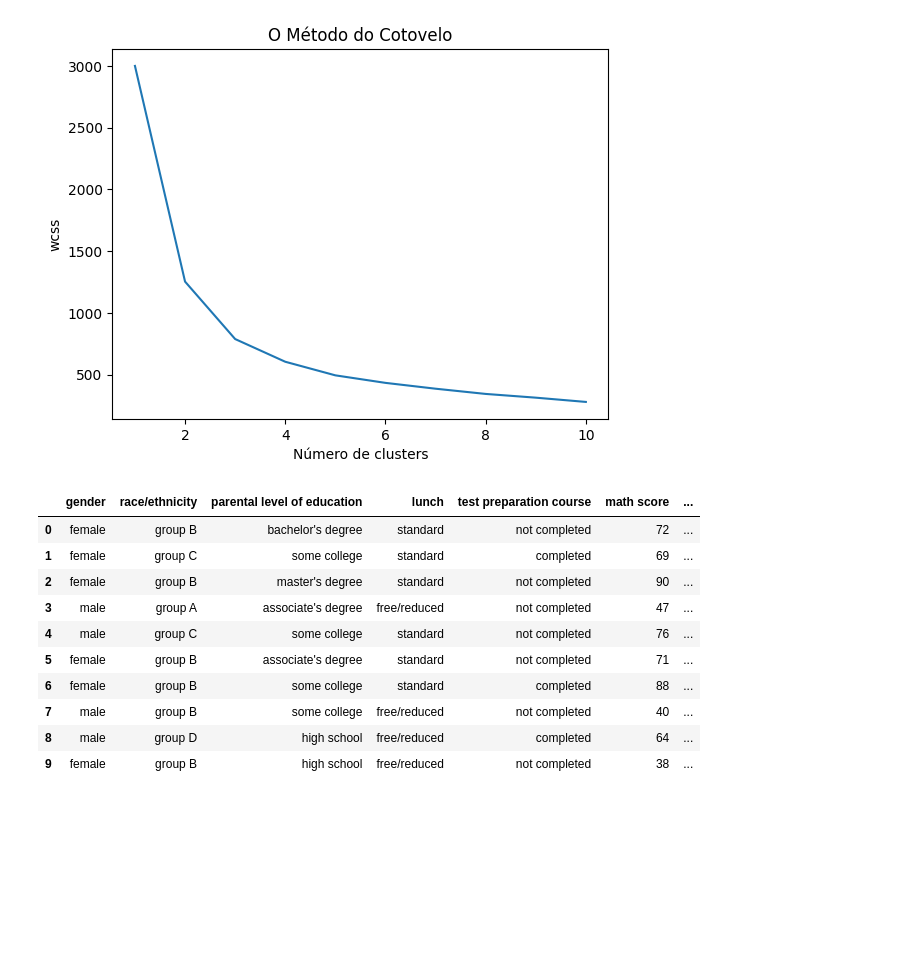
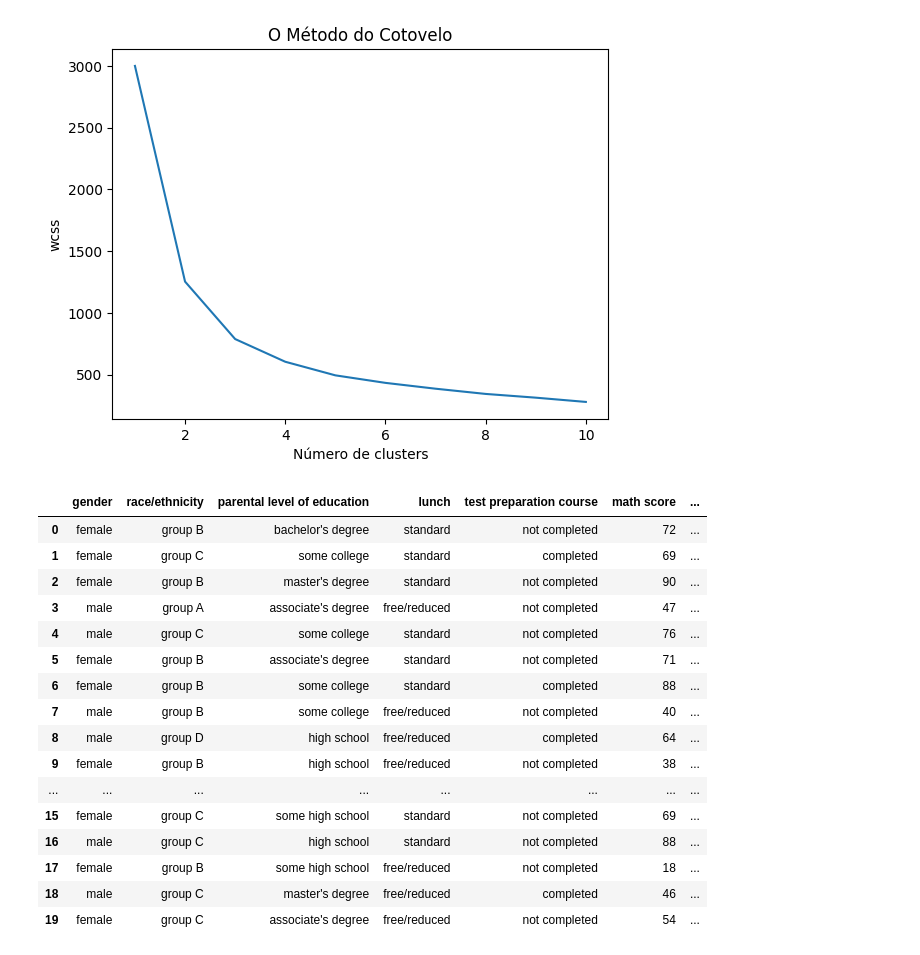
Before and after one commit to KARINAgoncalvesSOARES/kmens, a Jupyter notebook: 2_StudentsPerformance/Students_Performance.ipynb, the cells around one changed output. Cells and saved outputs as stored; diff of their text form; code cells hidden in the pictures; blank space fills up the shorter version.

```diff
--- a/2_StudentsPerformance/Students_Performance.ipynb
+++ b/2_StudentsPerformance/Students_Performance.ipynb
@@ -288,16 +288,22 @@ kmeans= KMeans(n_clusters=3, init = "k-means++", random_state=0)
 y_kmeans= kmeans.fit_predict(x) # Ajusta o modelo e retorna os rótulos dos clusters para cada amostra.
 # %%
 df['cluster'] = y_kmeans
-df.head(10)
+df.head(20)
 # %% [output]
 |  | gender | race/ethnicity | parental level of education | lunch | test preparation course | math score | ... |
 | 0 | female | group B | bachelor's degree | standard | not completed | 72 | ... |
 | 1 | female | group C | some college | standard | completed | 69 | ... |
 | 2 | female | group B | master's degree | standard | not completed | 90 | ... |
 | 3 | male | group A | associate's degree | free/reduced | not completed | 47 | ... |
 | 4 | male | group C | some college | standard | not completed | 76 | ... |
 | 5 | female | group B | associate's degree | standard | not completed | 71 | ... |
 | 6 | female | group B | some college | standard | completed | 88 | ... |
 | 7 | male | group B | some college | free/reduced | not completed | 40 | ... |
 | 8 | male | group D | high school | free/reduced | completed | 64 | ... |
 | 9 | female | group B | high school | free/reduced | not completed | 38 | ... |
+| ... | ... | ... | ... | ... | ... | ... | ... |
+| 15 | female | group C | some high school | standard | not completed | 69 | ... |
+| 16 | male | group C | high school | standard | not completed | 88 | ... |
+| 17 | female | group B | some high school | free/reduced | not completed | 18 | ... |
+| 18 | male | group C | master's degree | free/reduced | completed | 46 | ... |
+| 19 | female | group C | associate's degree | free/reduced | not completed | 54 | ... |
```
Also changed, not shown: parts of 3 cells of this notebook.
